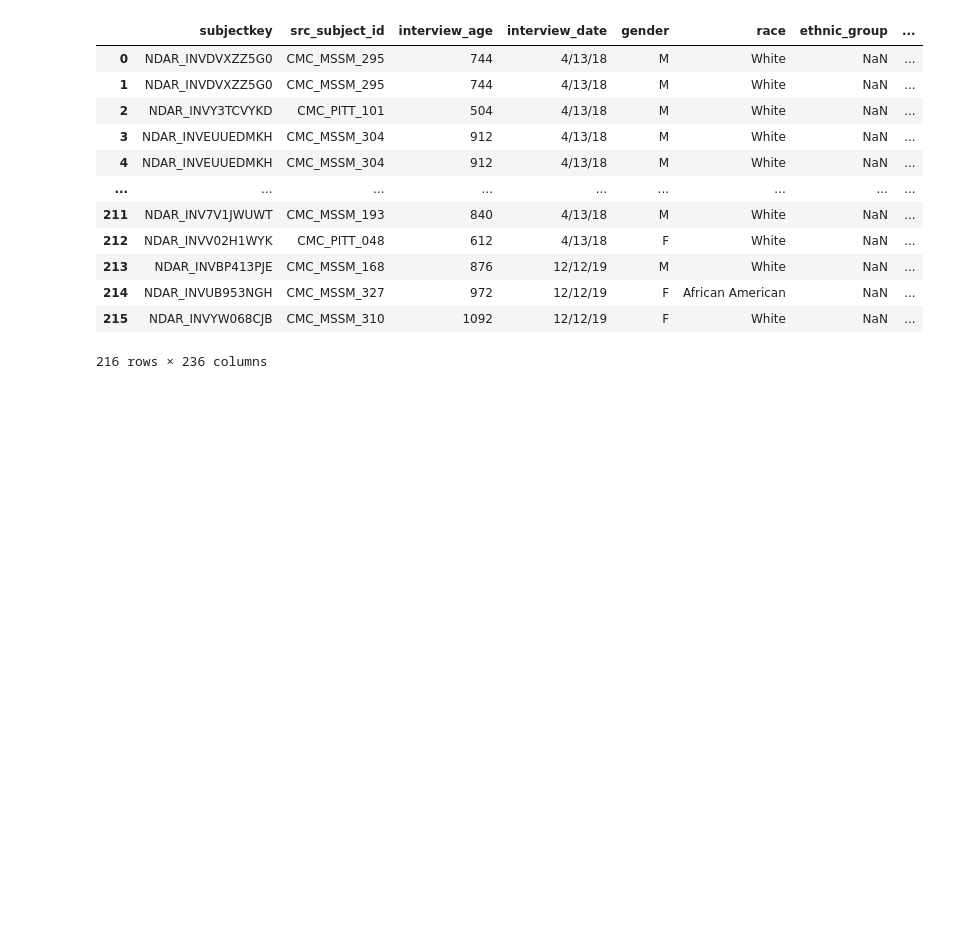
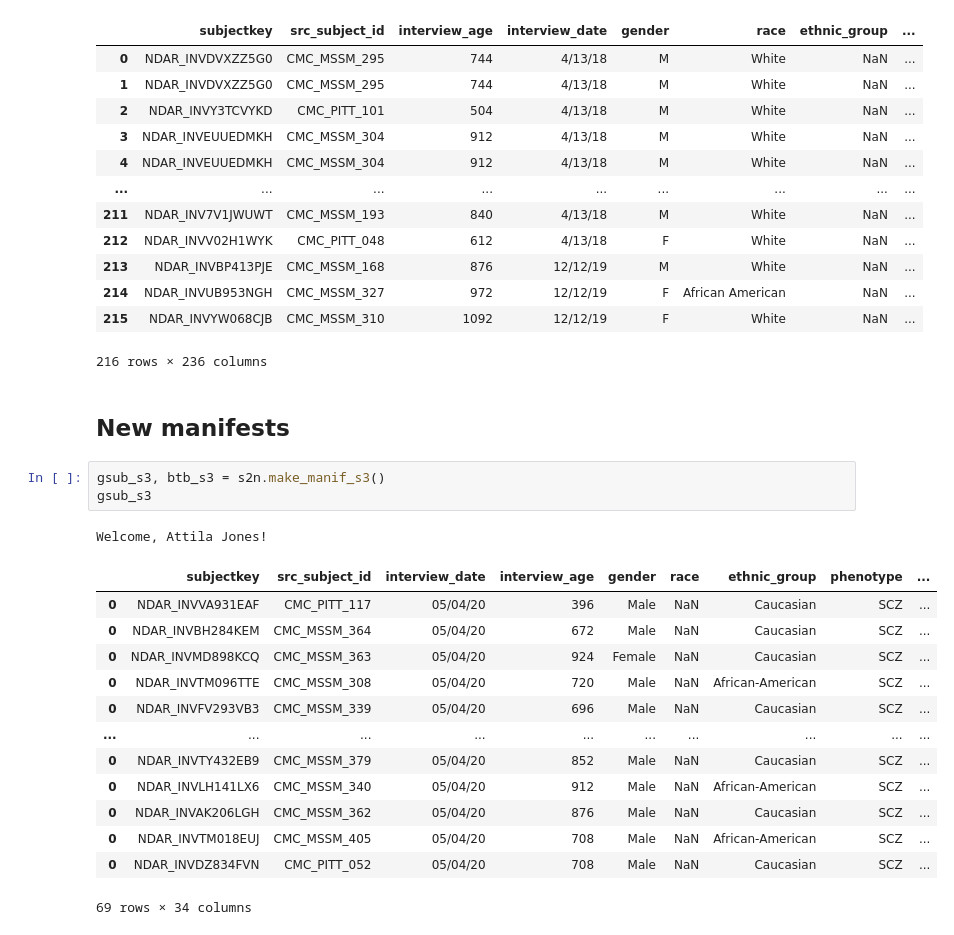
Before and after one commit to attilagk/BSM-research, a Jupyter notebook: notebook/2020-04-22-upload-to-ndar-from-s3/2020-04-22-upload-to-ndar-from-s3.ipynb, the cells around one changed output. Saved outputs shown, nothing was run; the diff lists cells and outputs as text; blank space fills up the shorter version.

Commit message:
gsam manifest for s3 begun

```diff
--- a/notebook/2020-04-22-upload-to-ndar-from-s3/2020-04-22-upload-to-ndar-from-s3.ipynb
+++ b/notebook/2020-04-22-upload-to-ndar-from-s3/2020-04-22-upload-to-ndar-from-s3.ipynb
@@ -112,3 +112,23 @@ btb
 | 214 | NDAR_INVUB953NGH | CMC_MSSM_327 | 972 | 12/12/19 | F | African American | NaN | ... |
 | 215 | NDAR_INVYW068CJB | CMC_MSSM_310 | 1092 | 12/12/19 | F | White | NaN | ... |
 216 rows × 236 columns
+# %% [markdown]
+## New manifests
+# %%
+gsub_s3, btb_s3 = s2n.make_manif_s3()
+gsub_s3
+# %% [output]
+Welcome, Attila Jones!
+|  | subjectkey | src_subject_id | interview_date | interview_age | gender | race | ethnic_group | phenotype | ... |
+| 0 | NDAR_INVVA931EAF | CMC_PITT_117 | 05/04/20 | 396 | Male | NaN | Caucasian | SCZ | ... |
+| 0 | NDAR_INVBH284KEM | CMC_MSSM_364 | 05/04/20 | 672 | Male | NaN | Caucasian | SCZ | ... |
+| 0 | NDAR_INVMD898KCQ | CMC_MSSM_363 | 05/04/20 | 924 | Female | NaN | Caucasian | SCZ | ... |
+| 0 | NDAR_INVTM096TTE | CMC_MSSM_308 | 05/04/20 | 720 | Male | NaN | African-American | SCZ | ... |
+| 0 | NDAR_INVFV293VB3 | CMC_MSSM_339 | 05/04/20 | 696 | Male | NaN | Caucasian | SCZ | ... |
+| ... | ... | ... | ... | ... | ... | ... | ... | ... | ... |
+| 0 | NDAR_INVTY432EB9 | CMC_MSSM_379 | 05/04/20 | 852 | Male | NaN | Caucasian | SCZ | ... |
+| 0 | NDAR_INVLH141LX6 | CMC_MSSM_340 | 05/04/20 | 912 | Male | NaN | African-American | SCZ | ... |
+| 0 | NDAR_INVAK206LGH | CMC_MSSM_362 | 05/04/20 | 876 | Male | NaN | Caucasian | SCZ | ... |
+| 0 | NDAR_INVTM018EUJ | CMC_MSSM_405 | 05/04/20 | 708 | Male | NaN | African-American | SCZ | ... |
+| 0 | NDAR_INVDZ834FVN | CMC_PITT_052 | 05/04/20 | 708 | Male | NaN | Caucasian | SCZ | ... |
+69 rows × 34 columns
```
Also changed, not shown: parts of 2 cells of this notebook, 1 other file.
